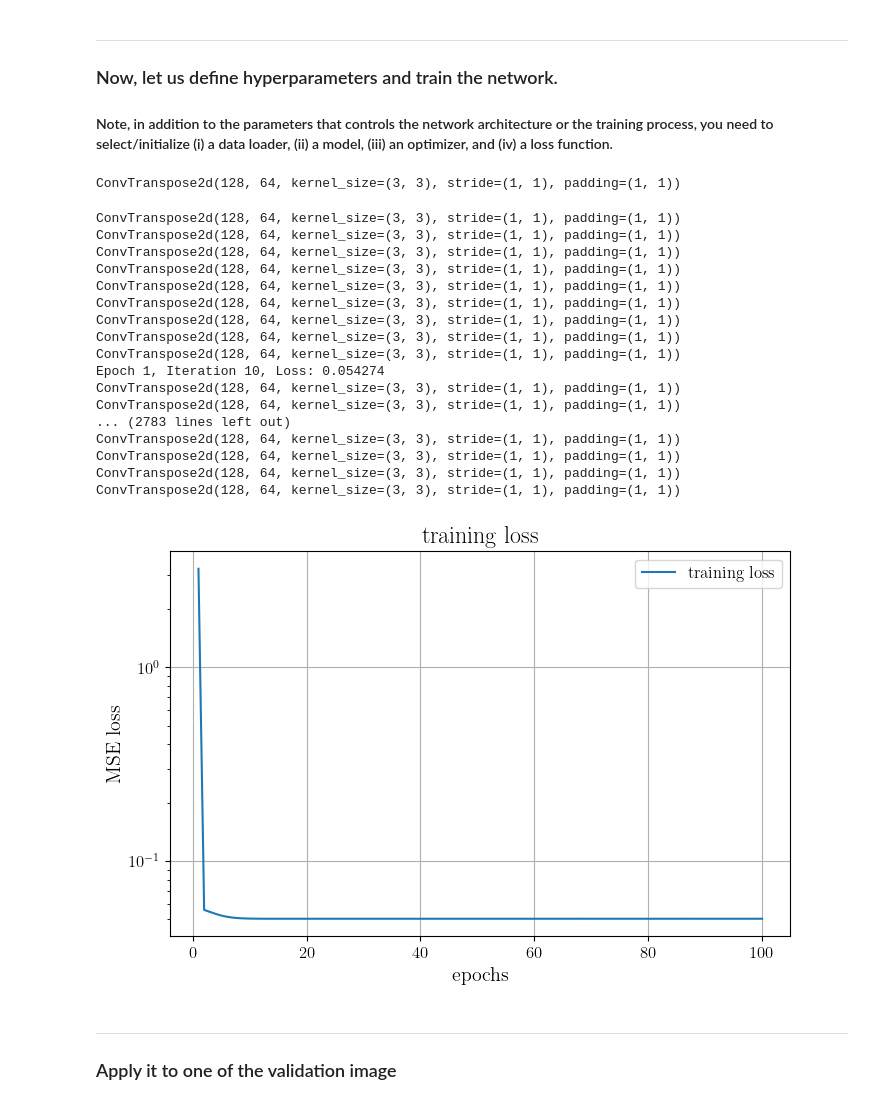
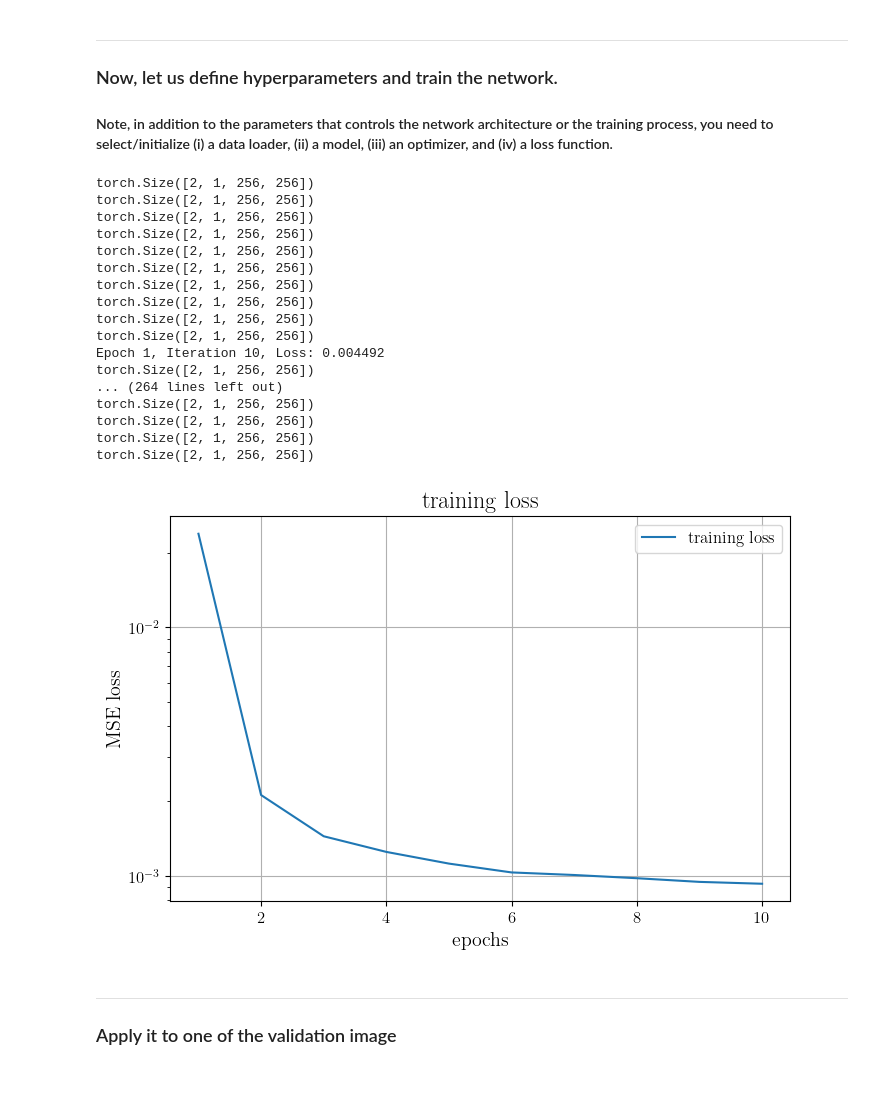
Before and after one commit to MihirJoe/MRI-Denoising, a Jupyter notebook: starter_code.ipynb, the cells around one changed output. Saved outputs shown, nothing was run; the diff lists cells and outputs as text; code cells hidden in the pictures.

```diff
--- a/starter_code.ipynb
+++ b/starter_code.ipynb
@@ -92,44 +95,44 @@ class Denoise1(nn.Module):
     def __init__(self):
         super(Denoise1, self).__init__()
         self.conv1 = nn.Sequential(
-            nn.Conv2d(1, 64, kernel_size=3, padding=1, stride=1),
-            nn.MaxPool2d((2,2),2))
+            nn.Conv2d(1, 64, kernel_size=3, padding=1, stride=1))
+            #nn.MaxPool2d((2,2),2))
 
         self.conv2 = nn.Sequential(
             nn.Conv2d(64, 64, kernel_size=3, padding=1),
-            nn.ReLU(),
-            nn.MaxPool2d((2,2),2))
+            nn.ReLU(),)
+            #nn.MaxPool2d((2,2),2))
 
         self.conv3 = nn.Sequential(
             nn.Conv2d(64, 128, kernel_size=3, padding=1),
-            nn.ReLU(),
-            nn.MaxPool2d((2,2),2))
+            nn.ReLU(),)
+            #nn.MaxPool2d((2,2),2))
 
         self.conv4 = nn.Sequential(
             nn.Conv2d(128, 128, kernel_size=3, padding=1),
-            nn.ReLU(),
-            nn.MaxPool2d((2,2),2))
+            nn.ReLU(),)
+            #nn.MaxPool2d((2,2),2))
 
         self.relu   = nn.ReLU()
         self.convT1 = nn.ConvTranspose2d(128, 64, kernel_size=3, padding=1)
         self.convT2 = nn.ConvTranspose2d(64, 32, kernel_size=3, padding=1)
-        self.convT3 = nn.ConvTranspose2d(32, 3, kernel_size=3, padding=1)
-        self.convT4 = nn.ConvTranspose2d(3, 3, kernel_size=3, padding=1)
+        self.convT3 = nn.ConvTranspose2d(32, 1, kernel_size=3, padding=1)
+        self.convT4 = nn.ConvTranspose2d(1, 1, kernel_size=3, padding=1)
 
-        self.up = nn.Upsample(scale_factor = 16)
+        #self.up = nn.Upsample(scale_factor = 16)
 
     def forward(self, x):
         x = self.conv1(x)
         x = self.conv2(x)
         x = self.conv3(x)
         x = self.conv4(x)
-        print(self.convT1)
         x = self.convT1(x)
         x = self.relu(self.convT2(x))
         x = self.relu(self.convT3(x))
-        x = self.up(x)
+        #x = self.up(x)
         x = self.relu(self.convT4(x))
         x = self.relu(x)
+        print(x.shape)
         return x
 # %%
 # DENOISE
@@ -275,39 +278,41 @@ ___
 #### Note, in addition to the parameters that controls the network architecture or the training process, you need to select/initialize (i) a data loader, (ii) a model, (iii) an optimizer, and (iv) a loss function.
 # %%
 batch_size = 2  # Number of complete images in each batch
-lr = 1e-2  # Learning rate
+lr = 1e-3  # Learning rate
 sig = 0.1  # Noise std
-num_epoch = 100  # Epochs
+num_epoch = 10  # Epochs
 
 # Model, criterion, and optimizer
 train_loader = create_loader(train_dataset, batch_size)
 
 model = Denoise1() # Pick a model
 opt = optim.Adam(model.parameters(), lr=lr) # Pick an optimizer
 criterion = nn.MSELoss() # Pick a loss function
 
 # Let's train the model
 train_model(model, opt, criterion, train_loader, num_epoch, noise_std=sig)
+
+## UserWarning: Using a target size (torch.Size([2, 1, 256, 256])) that is different to the input size (torch.Size([2, 3, 256, 256])). This will likely lead to incorrect results due to broadcasting. Please ensure they have the same size.
+## return F.mse_loss(input, target, reduction=self.reduction)
 # %% [output]
-ConvTranspose2d(128, 64, kernel_size=(3, 3), stride=(1, 1), padding=(1, 1))
+torch.Size([2, 1, 256, 256])
+torch.Size([2, 1, 256, 256])
+torch.Size([2, 1, 256, 256])
+torch.Size([2, 1, 256, 256])
+torch.Size([2, 1, 256, 256])
+torch.Size([2, 1, 256, 256])
+torch.Size([2, 1, 256, 256])
+torch.Size([2, 1, 256, 256])
+torch.Size([2, 1, 256, 256])
+torch.Size([2, 1, 256, 256])
+Epoch 1, Iteration 10, Loss: 0.004492
+torch.Size([2, 1, 256, 256])
+... (264 lines left out)
+torch.Size([2, 1, 256, 256])
+torch.Size([2, 1, 256, 256])
+torch.Size([2, 1, 256, 256])
+torch.Size([2, 1, 256, 256])
-ConvTranspose2d(128, 64, kernel_size=(3, 3), stride=(1, 1), padding=(1, 1))
-ConvTranspose2d(128, 64, kernel_size=(3, 3), stride=(1, 1), padding=(1, 1))
-ConvTranspose2d(128, 64, kernel_size=(3, 3), stride=(1, 1), padding=(1, 1))
-ConvTranspose2d(128, 64, kernel_size=(3, 3), stride=(1, 1), padding=(1, 1))
-ConvTranspose2d(128, 64, kernel_size=(3, 3), stride=(1, 1), padding=(1, 1))
-ConvTranspose2d(128, 64, kernel_size=(3, 3), stride=(1, 1), padding=(1, 1))
-ConvTranspose2d(128, 64, kernel_size=(3, 3), stride=(1, 1), padding=(1, 1))
-ConvTranspose2d(128, 64, kernel_size=(3, 3), stride=(1, 1), padding=(1, 1))
-ConvTranspose2d(128, 64, kernel_size=(3, 3), stride=(1, 1), padding=(1, 1))
-Epoch 1, Iteration 10, Loss: 0.054274
-ConvTranspose2d(128, 64, kernel_size=(3, 3), stride=(1, 1), padding=(1, 1))
-ConvTranspose2d(128, 64, kernel_size=(3, 3), stride=(1, 1), padding=(1, 1))
-... (2783 lines left out)
-ConvTranspose2d(128, 64, kernel_size=(3, 3), stride=(1, 1), padding=(1, 1))
-ConvTranspose2d(128, 64, kernel_size=(3, 3), stride=(1, 1), padding=(1, 1))
-ConvTranspose2d(128, 64, kernel_size=(3, 3), stride=(1, 1), padding=(1, 1))
-ConvTranspose2d(128, 64, kernel_size=(3, 3), stride=(1, 1), padding=(1, 1))
-[figure, old version]
+[figure, new version]
 # %% [markdown]
 ___
 ### Apply it to one of the validation image
```
Also changed, not shown: parts of 5 cells of this notebook.
